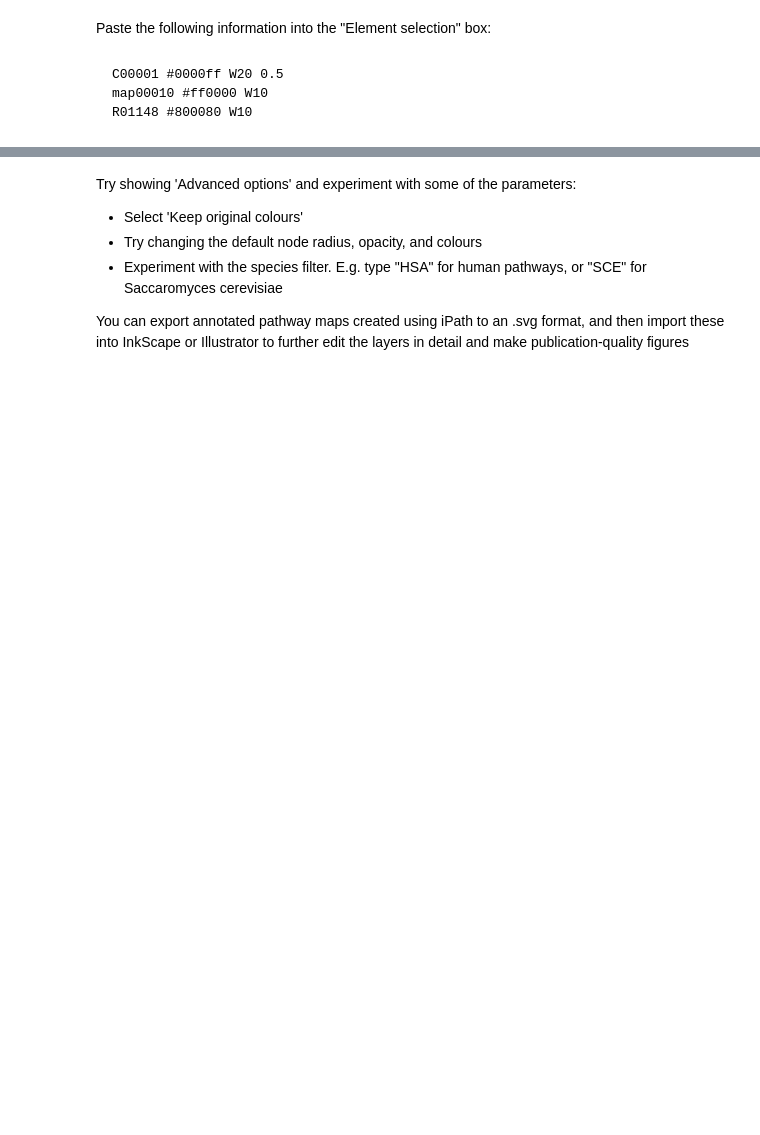
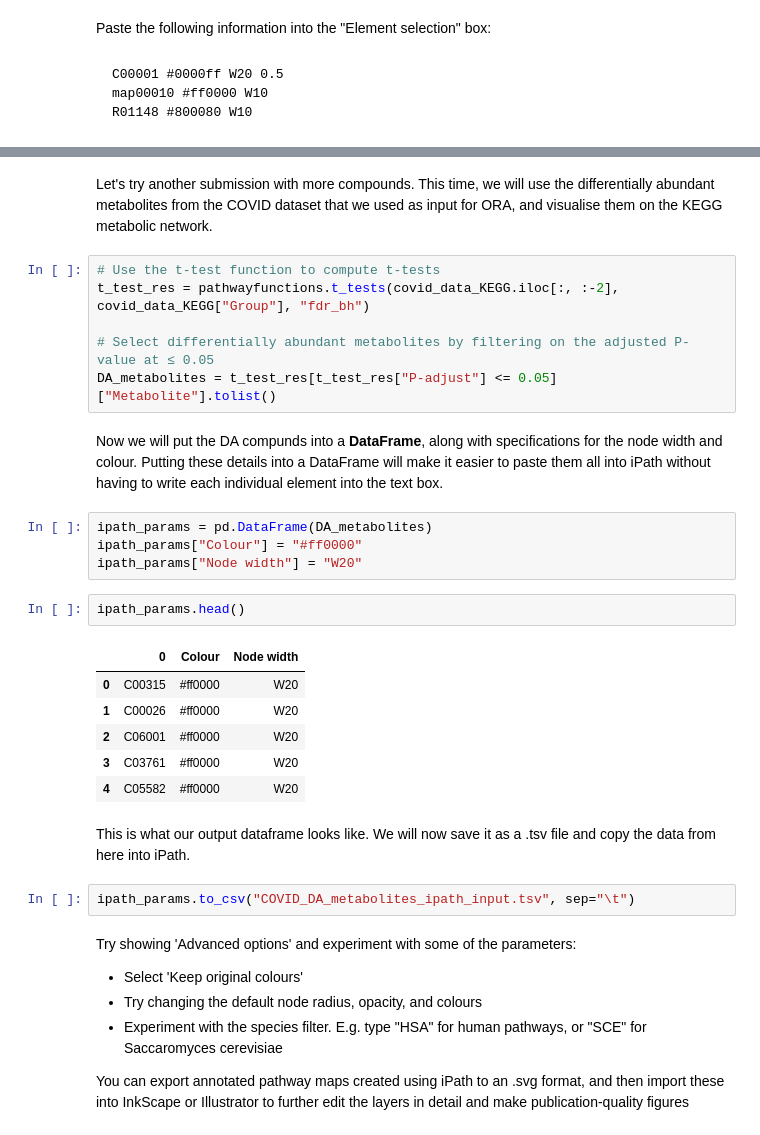
Before and after one commit to cwieder/met-pathway-tutorial, a Jupyter notebook: Intro_to_data_analysis_pathway_tutorial.ipynb, the cells around one changed output, grey strips where cells are left out. Drawn from its saved outputs; the diff is of its cells as text; blank space fills up the shorter version.

Commit message:
add ipath input tsv

```diff
--- a/Intro_to_data_analysis_pathway_tutorial.ipynb
+++ b/Intro_to_data_analysis_pathway_tutorial.ipynb
@@ -629,3 +527,30 @@ C00183	#ff0000	W20
+# %% [markdown]
+Let's try another submission with more compounds. This time, we will use the differentially abundant metabolites from the COVID dataset that we used as input for ORA, and visualise them on the KEGG metabolic network.
+# %%
+# Use the t-test function to compute t-tests
+t_test_res = pathwayfunctions.t_tests(covid_data_KEGG.iloc[:, :-2], covid_data_KEGG["Group"], "fdr_bh")
+
+# Select differentially abundant metabolites by filtering on the adjusted P-value at ≤ 0.05
+DA_metabolites = t_test_res[t_test_res["P-adjust"] <= 0.05]["Metabolite"].tolist()
+# %% [markdown]
+Now we will put the DA compunds into a **DataFrame**, along with specifications for the node width and colour. Putting these details into a DataFrame will make it easier to paste them all into iPath without having to write each individual element into the text box.
+# %%
+ipath_params = pd.DataFrame(DA_metabolites)
+ipath_params["Colour"] = "#ff0000"
+ipath_params["Node width"] = "W20"
+# %%
+ipath_params.head()
+# %% [output]
+|  | 0 | Colour | Node width |
+| 0 | C00315 | #ff0000 | W20 |
+| 1 | C00026 | #ff0000 | W20 |
+| 2 | C06001 | #ff0000 | W20 |
+| 3 | C03761 | #ff0000 | W20 |
+| 4 | C05582 | #ff0000 | W20 |
+# %% [markdown]
+This is what our output dataframe looks like. We will now save it as a .tsv file and copy the data from here into iPath.
+# %%
+ipath_params.to_csv("COVID_DA_metabolites_ipath_input.tsv", sep="\t")
 # %% [markdown]
 Try showing 'Advanced options' and experiment with some of the parameters:
 - Select 'Keep original colours'
```
Also changed, not shown: parts of 35 cells of this notebook, 2 other files.
